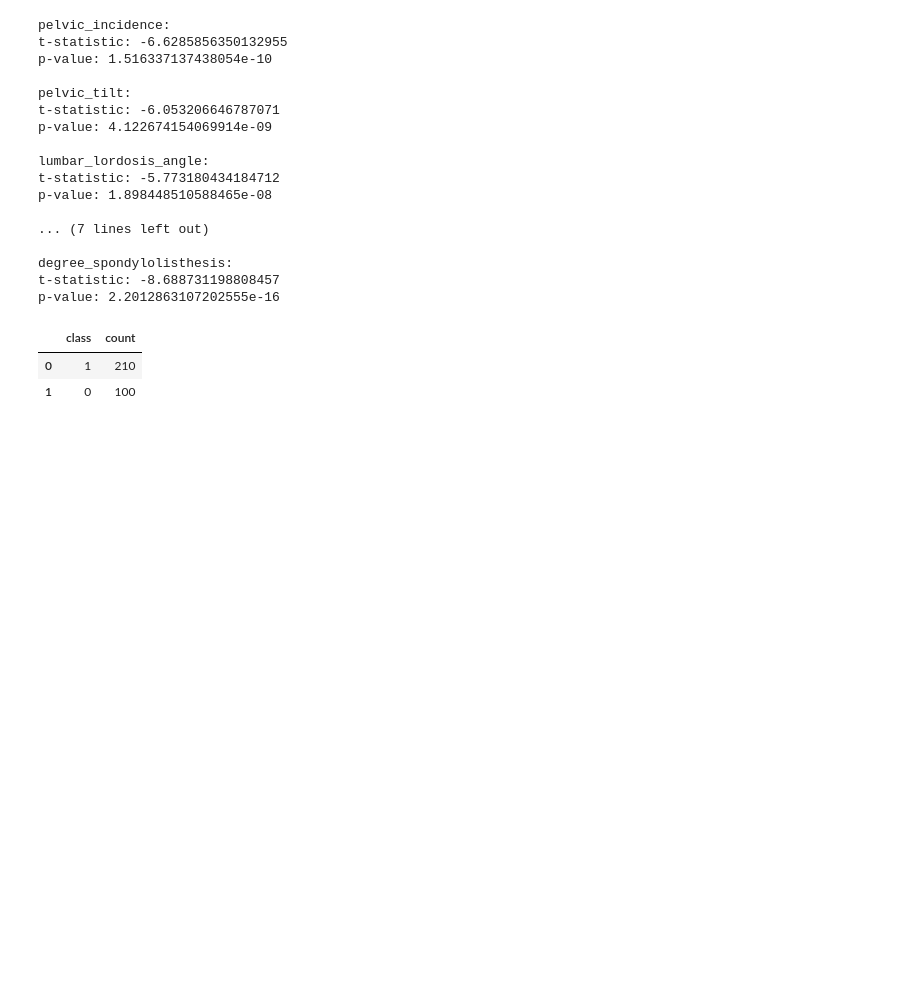
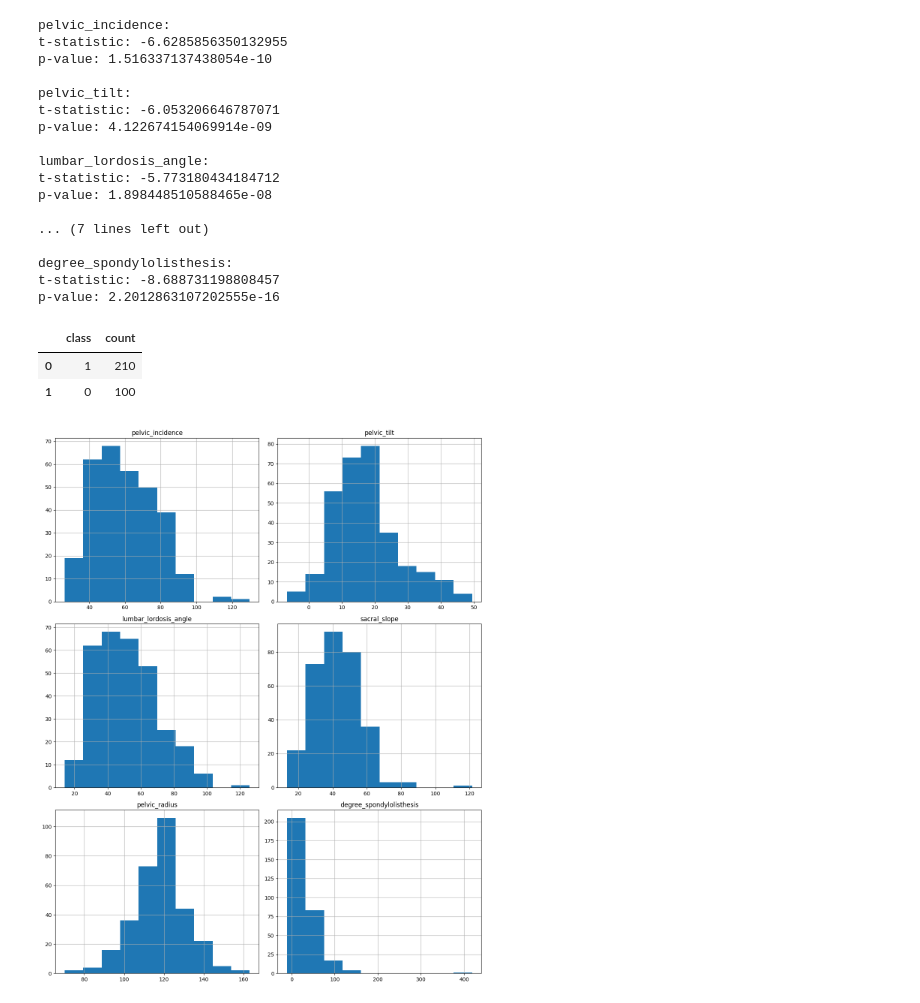
Before and after one commit to jackiecwv/SDS-CP033-spinescope, a Jupyter notebook: submissions/team-members/doebi-alale/model_dev.ipynb, the cells around one changed output. Saved outputs shown, nothing was run; the diff lists cells and outputs as text; code cells hidden in the pictures; blank space fills up the shorter version.

```diff
--- a/submissions/team-members/doebi-alale/model_dev.ipynb
+++ b/submissions/team-members/doebi-alale/model_dev.ipynb
@@ -155,3 +155,10 @@ y.value_counts().reset_index()
 |  | class | count |
 | 0 | 1 | 210 |
 | 1 | 0 | 100 |
+# %%
+X.hist(figsize=(12, 15))
+plt.tight_layout(pad=1)
+# wandb.log({'violinplot':wandb.Image(plt)}) # Log the box plots to WandB
+plt.savefig("images/model-dev/histogram_skewness")  # Save the box plots as an image
+# %% [output]
+[figure, added]
```
Also changed, not shown: parts of 2 cells of this notebook, 3 other files.
